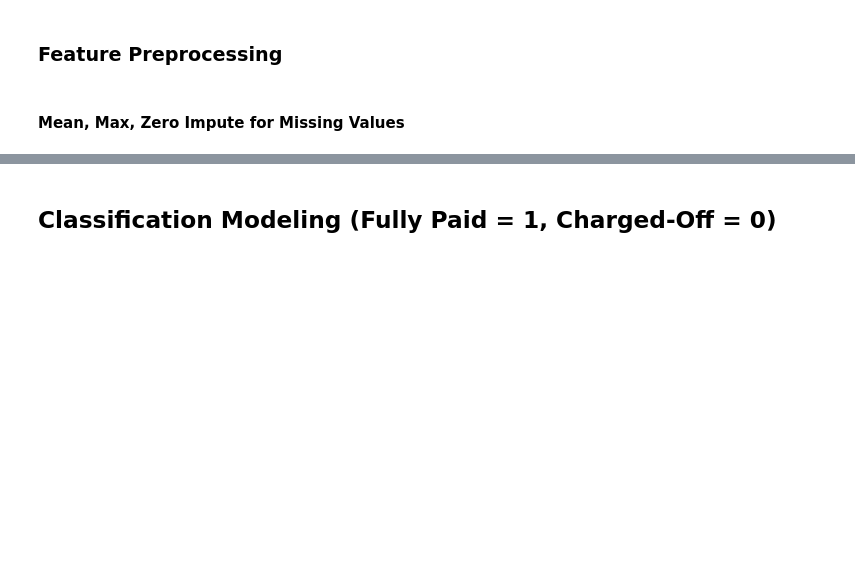
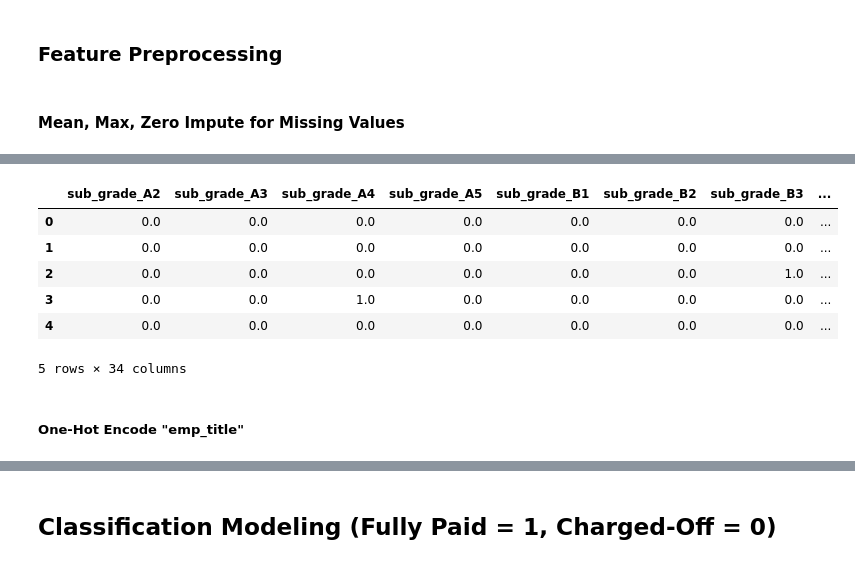
Before and after one commit to as6140/peervest, a Jupyter notebook: lc_eda.ipynb, the cells around one changed output, grey strips where cells are left out. Cells and saved outputs as stored; diff of their text form; code cells hidden in the pictures; blank space fills up the shorter version.

```diff
--- a/lc_eda.ipynb
+++ b/lc_eda.ipynb
@@ -146,16 +153,16 @@ lc_df = lc_df.dropna(axis=0, subset=['loan_amnt','inq_last_6mths']).reset_index(
 #CAST DATATYPES
 dtype = {
       'loan_amnt': 'int64',
-      'term': 'category',
-      'int_rate': 'object',
-      'emp_length': 'category',
-      'home_ownership': 'category',
+      'term': 'object',
+      'int_rate': 'float64',
+      'emp_length': 'object',
+      'home_ownership': 'object',
       'annual_inc': 'float64',
-      'verification_status': 'category',
-      'loan_status': 'category',
-      'purpose': 'category',
-      'zip_code': 'category',
-      'addr_state': 'category',
+      'verification_status': 'object',
+      'loan_status': 'object',
+      'purpose': 'object',
+      'zip_code': 'object',
+      'addr_state': 'object',
       'dti': 'float64',
       'delinq_2yrs': 'int64',
       'fico_range_low': 'int64',
@@ -165,7 +172,7 @@ dtype = {
       'pub_rec': 'int64',
       'revol_bal': 'int64',
       'total_acc': 'int64',
-      'application_type': 'category'
+      'application_type': 'object'
     }
 lc_df = lc_df.astype(dtype=dtype)
 # %%
@@ -328,3 +335,9 @@ for col in lc_df:
     #FILL MISSING WITH MAX
     if col in nan_max_cols:
         lc_df[col] = lc_df[col].fillna(np.nanmax(lc_df[col].values) * 5)
+# %%
+#Change dtype
+lc_df.loc[lc_df['emp_length'] == '< 1 year','emp_length'] = '0'
+lc_df.loc[lc_df['emp_length'] == '10+ years', 'emp_length'] = '10'
+lc_df['emp_length'] = lc_df['emp_length'].str[:1]
+lc_df['emp_length'] = lc_df['emp_length'].astype(float)
@@ -330,0 +452,2 @@ for col in lc_df:
+# %%
+lc_df = lc_df[lc_df['zip_code'].notnull()].reset_index(drop=True)
@@ -330,0 +593,16 @@ for col in lc_df:
+# %%
+encoder = OneHotEncoder(drop='first',categories='auto').fit(lc_df[['sub_grade']])
+ohe_sub_grade = pd.DataFrame(encoder.transform(lc_df[['sub_grade']]).toarray(),
+                   columns=encoder.get_feature_names(["sub_grade"]))
+
+ohe_sub_grade.head()
+# %% [output]
+|  | sub_grade_A2 | sub_grade_A3 | sub_grade_A4 | sub_grade_A5 | sub_grade_B1 | sub_grade_B2 | sub_grade_B3 | ... |
+| 0 | 0.0 | 0.0 | 0.0 | 0.0 | 0.0 | 0.0 | 0.0 | ... |
+| 1 | 0.0 | 0.0 | 0.0 | 0.0 | 0.0 | 0.0 | 0.0 | ... |
+| 2 | 0.0 | 0.0 | 0.0 | 0.0 | 0.0 | 0.0 | 1.0 | ... |
+| 3 | 0.0 | 0.0 | 1.0 | 0.0 | 0.0 | 0.0 | 0.0 | ... |
+| 4 | 0.0 | 0.0 | 0.0 | 0.0 | 0.0 | 0.0 | 0.0 | ... |
+5 rows × 34 columns
+# %% [markdown]
+##### One-Hot Encode "emp_title"
```
Also changed, not shown: parts of 38 cells of this notebook.
